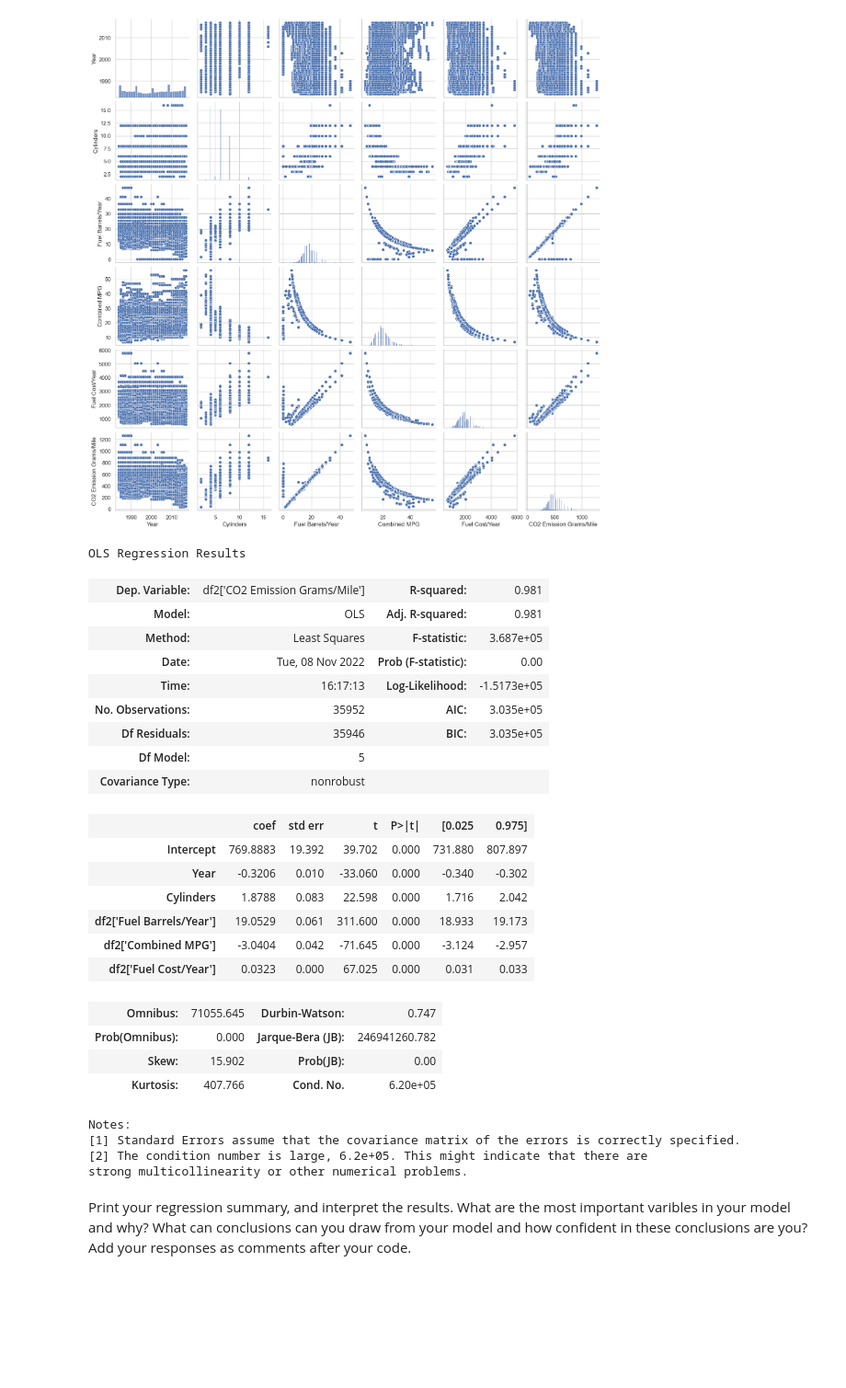
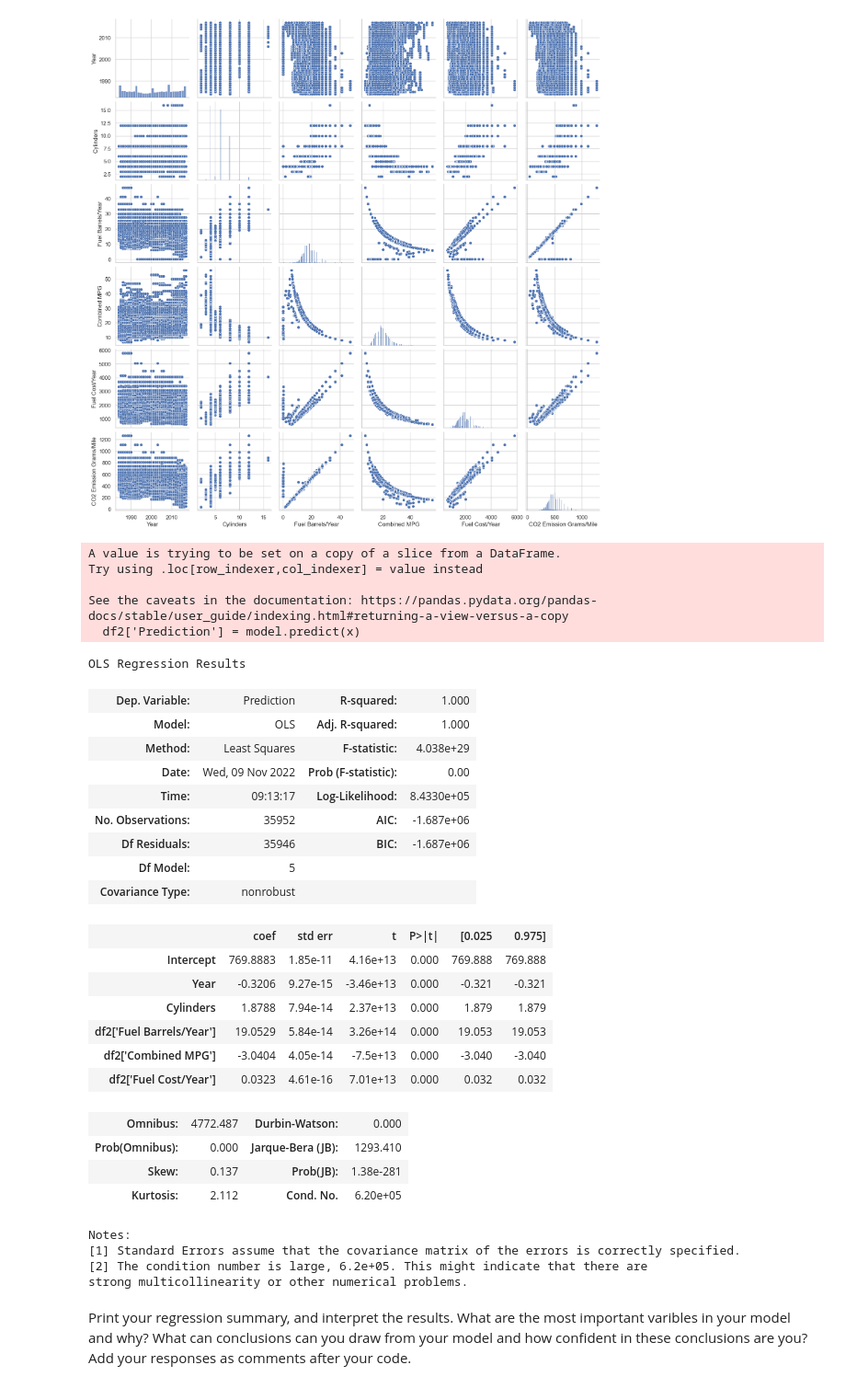
Before and after one commit to Ironhack-data-bcn-oct-2022/lab-regression-analysis, a Jupyter notebook: your-code.ipynb, the cells around one changed output. Shown at 92% size. Drawn from its saved outputs; the diff is of its cells as text; code cells hidden in the pictures; blank space fills up the shorter version.

```diff
--- a/your-code.ipynb
+++ b/your-code.ipynb
@@ -216,33 +255,47 @@ sns.pairplot(df2);
 # %% [output]
 [figure]
 # %%
-results = smf.ols("df2['CO2 Emission Grams/Mile']~ Year+Cylinders+df2['Fuel Barrels/Year']+df2['Combined MPG']+df2['Fuel Cost/Year']", data=df2).fit()
+
+
+# Your response here.
+x = df2[["Year", "Cylinders", "Fuel Barrels/Year", "Combined MPG", "Fuel Cost/Year"]]
+y = df2[["CO2 Emission Grams/Mile"]]
+
+model = LinearRegression().fit(x, y)
+df2['Prediction'] = model.predict(x)
+
+results = smf.ols("Prediction~ Year+Cylinders+df2['Fuel Barrels/Year']+df2['Combined MPG']+df2['Fuel Cost/Year']", data=df2).fit()
 results.summary()
 # %% [output]
-OLS Regression Results
+A value is trying to be set on a copy of a slice from a DataFrame.
+Try using .loc[row_indexer,col_indexer] = value instead
+
+See the caveats in the documentation: https://pandas.pydata.org/pandas-docs/stable/user_guide/indexing.html#returning-a-view-versus-a-copy
+  df2['Prediction'] = model.predict(x)
+OLS Regression Results
-| Dep. Variable: | df2['CO2 Emission Grams/Mile'] | R-squared: | 0.981 |
-| Model: | OLS | Adj. R-squared: | 0.981 |
-| Method: | Least Squares | F-statistic: | 3.687e+05 |
-| Date: | Tue, 08 Nov 2022 | Prob (F-statistic): | 0.00 |
-| Time: | 16:17:13 | Log-Likelihood: | -1.5173e+05 |
-| No. Observations: | 35952 | AIC: | 3.035e+05 |
-| Df Residuals: | 35946 | BIC: | 3.035e+05 |
+| Dep. Variable: | Prediction | R-squared: | 1.000 |
+| Model: | OLS | Adj. R-squared: | 1.000 |
+| Method: | Least Squares | F-statistic: | 4.038e+29 |
+| Date: | Wed, 09 Nov 2022 | Prob (F-statistic): | 0.00 |
+| Time: | 09:13:17 | Log-Likelihood: | 8.4330e+05 |
+| No. Observations: | 35952 | AIC: | -1.687e+06 |
+| Df Residuals: | 35946 | BIC: | -1.687e+06 |
 | Df Model: | 5 |  |  |
 | Covariance Type: | nonrobust |  |  |
 |  | coef | std err | t | P>|t| | [0.025 | 0.975] |
-| Intercept | 769.8883 | 19.392 | 39.702 | 0.000 | 731.880 | 807.897 |
-| Year | -0.3206 | 0.010 | -33.060 | 0.000 | -0.340 | -0.302 |
-| Cylinders | 1.8788 | 0.083 | 22.598 | 0.000 | 1.716 | 2.042 |
-| df2['Fuel Barrels/Year'] | 19.0529 | 0.061 | 311.600 | 0.000 | 18.933 | 19.173 |
-| df2['Combined MPG'] | -3.0404 | 0.042 | -71.645 | 0.000 | -3.124 | -2.957 |
-| df2['Fuel Cost/Year'] | 0.0323 | 0.000 | 67.025 | 0.000 | 0.031 | 0.033 |
+| Intercept | 769.8883 | 1.85e-11 | 4.16e+13 | 0.000 | 769.888 | 769.888 |
+| Year | -0.3206 | 9.27e-15 | -3.46e+13 | 0.000 | -0.321 | -0.321 |
+| Cylinders | 1.8788 | 7.94e-14 | 2.37e+13 | 0.000 | 1.879 | 1.879 |
+| df2['Fuel Barrels/Year'] | 19.0529 | 5.84e-14 | 3.26e+14 | 0.000 | 19.053 | 19.053 |
+| df2['Combined MPG'] | -3.0404 | 4.05e-14 | -7.5e+13 | 0.000 | -3.040 | -3.040 |
+| df2['Fuel Cost/Year'] | 0.0323 | 4.61e-16 | 7.01e+13 | 0.000 | 0.032 | 0.032 |
-| Omnibus: | 71055.645 | Durbin-Watson: | 0.747 |
-| Prob(Omnibus): | 0.000 | Jarque-Bera (JB): | 246941260.782 |
-| Skew: | 15.902 | Prob(JB): | 0.00 |
-| Kurtosis: | 407.766 | Cond. No. | 6.20e+05 |
+| Omnibus: | 4772.487 | Durbin-Watson: | 0.000 |
+| Prob(Omnibus): | 0.000 | Jarque-Bera (JB): | 1293.410 |
+| Skew: | 0.137 | Prob(JB): | 1.38e-281 |
+| Kurtosis: | 2.112 | Cond. No. | 6.20e+05 |
-Notes:
-[1] Standard Errors assume that the covariance matrix of the errors is correctly specified.
-[2] The condition number is large, 6.2e+05. This might indicate that there are
-strong multicollinearity or other numerical problems.
+Notes:
+[1] Standard Errors assume that the covariance matrix of the errors is correctly specified.
+[2] The condition number is large, 6.2e+05. This might indicate that there are
+strong multicollinearity or other numerical problems.
 # %% [markdown]
 Print your regression summary, and interpret the results. What are the most important varibles in your model and why? What can conclusions can you draw from your model and how confident in these conclusions are you? Add your responses as comments after your code.
```
Also changed, not shown: parts of 11 cells of this notebook.
